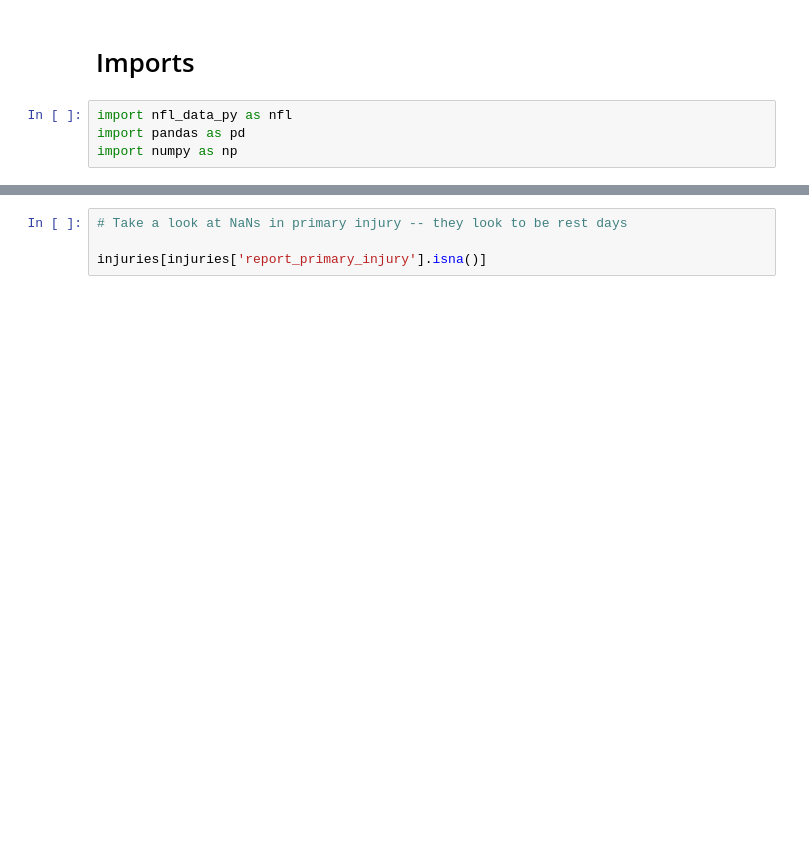
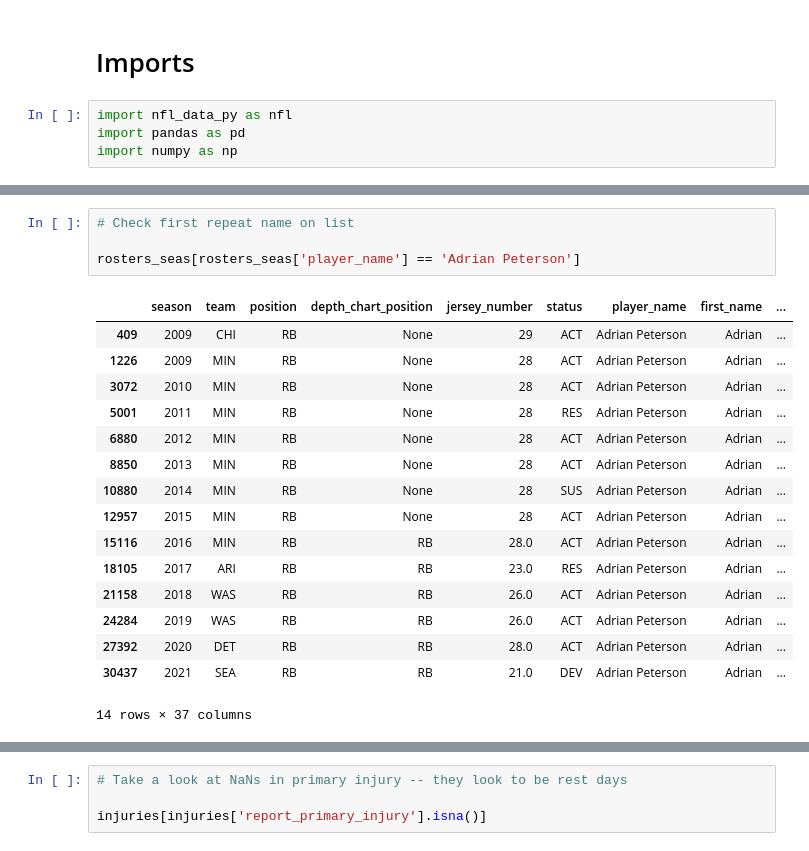
Before and after one commit to nicriv831/NFL-Injury-Risk, a Jupyter notebook: Initial_Run.ipynb, the cells around one changed output, grey strips where cells are left out. Drawn from its saved outputs; the diff is of its cells as text; blank space fills up the shorter version.

```diff
--- a/Initial_Run.ipynb
+++ b/Initial_Run.ipynb
@@ -32,0 +333,21 @@ memory usage: 11.0+ MB
+# %%
+# Check first repeat name on list
+
+rosters_seas[rosters_seas['player_name'] == 'Adrian Peterson']
+# %% [output]
+|  | season | team | position | depth_chart_position | jersey_number | status | player_name | first_name | ... |
+| 409 | 2009 | CHI | RB | None | 29 | ACT | Adrian Peterson | Adrian | ... |
+| 1226 | 2009 | MIN | RB | None | 28 | ACT | Adrian Peterson | Adrian | ... |
+| 3072 | 2010 | MIN | RB | None | 28 | ACT | Adrian Peterson | Adrian | ... |
+| 5001 | 2011 | MIN | RB | None | 28 | RES | Adrian Peterson | Adrian | ... |
+| 6880 | 2012 | MIN | RB | None | 28 | ACT | Adrian Peterson | Adrian | ... |
+| 8850 | 2013 | MIN | RB | None | 28 | ACT | Adrian Peterson | Adrian | ... |
+| 10880 | 2014 | MIN | RB | None | 28 | SUS | Adrian Peterson | Adrian | ... |
+| 12957 | 2015 | MIN | RB | None | 28 | ACT | Adrian Peterson | Adrian | ... |
+| 15116 | 2016 | MIN | RB | RB | 28.0 | ACT | Adrian Peterson | Adrian | ... |
+| 18105 | 2017 | ARI | RB | RB | 23.0 | RES | Adrian Peterson | Adrian | ... |
+| 21158 | 2018 | WAS | RB | RB | 26.0 | ACT | Adrian Peterson | Adrian | ... |
+| 24284 | 2019 | WAS | RB | RB | 26.0 | ACT | Adrian Peterson | Adrian | ... |
+| 27392 | 2020 | DET | RB | RB | 28.0 | ACT | Adrian Peterson | Adrian | ... |
+| 30437 | 2021 | SEA | RB | RB | 21.0 | DEV | Adrian Peterson | Adrian | ... |
+14 rows × 37 columns
```
Also changed, not shown: parts of 63 cells of this notebook.
